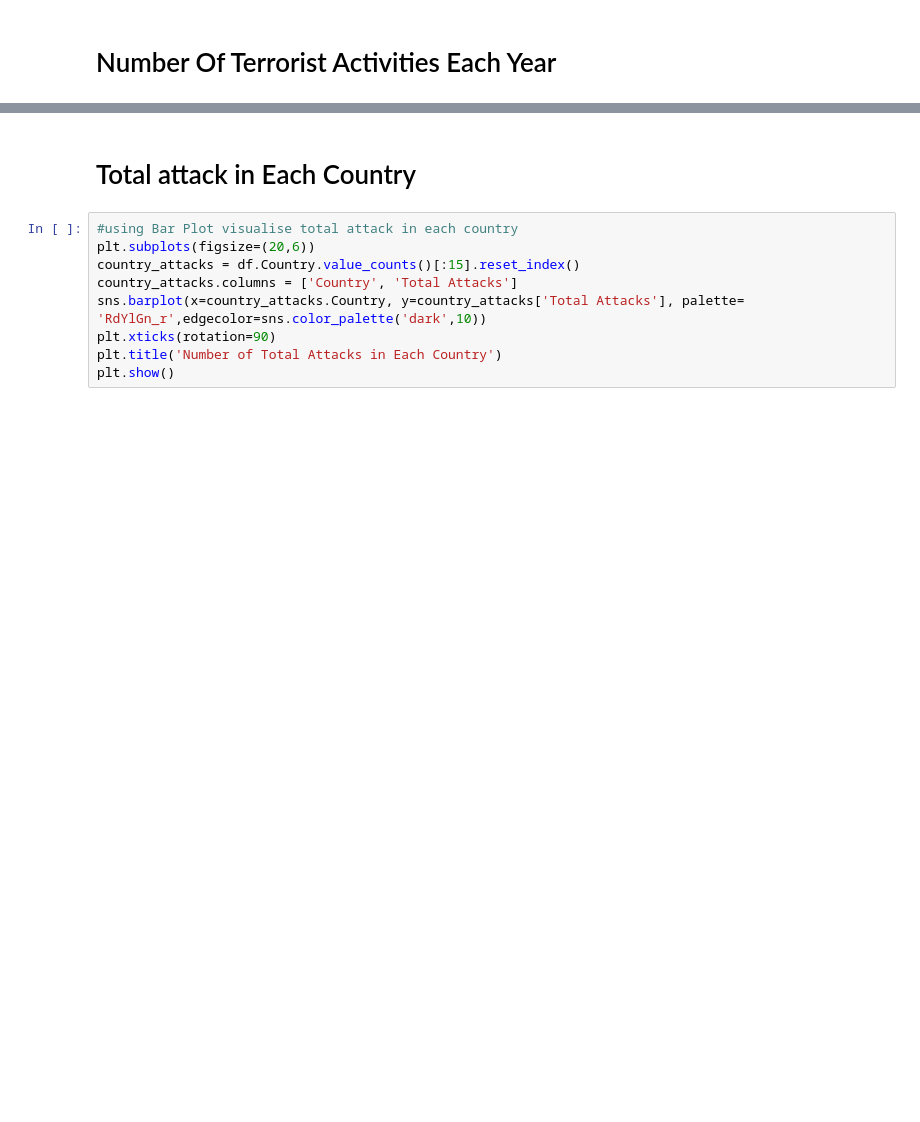
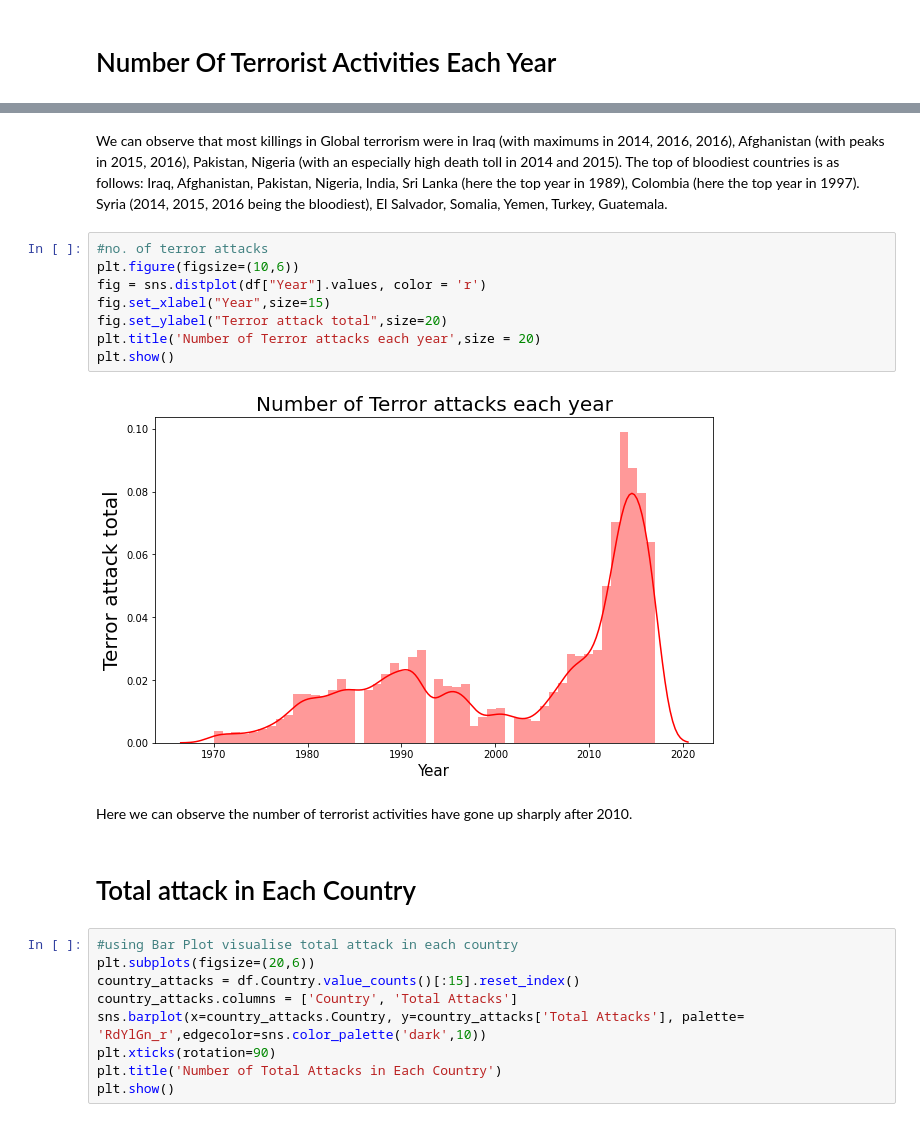
Before and after one commit to Prashant-op/-ABTN0102-Global-Terrorism-Analysis, a Jupyter notebook: Prashant_Bhardwaj_24_02_2021_[ABTN0102]_Global_Terrorism_Analysis.ipynb, the cells around one changed output, grey strips where cells are left out. Cells and saved outputs as stored; diff of their text form; blank space fills up the shorter version.

```diff
--- a/Prashant_Bhardwaj_24_02_2021_[ABTN0102]_Global_Terrorism_Analysis.ipynb
+++ b/Prashant_Bhardwaj_24_02_2021_[ABTN0102]_Global_Terrorism_Analysis.ipynb
@@ -409,3 +426,17 @@ plt.show()
+# %% [markdown]
+We can observe that most killings in Global terrorism were in Iraq (with maximums in 2014, 2016, 2016), Afghanistan (with peaks in 2015, 2016), Pakistan, Nigeria (with an especially high death toll in 2014 and 2015). The top of bloodiest countries is as follows: Iraq, Afghanistan, Pakistan, Nigeria, India, Sri Lanka (here the top year in 1989), Colombia (here the top year in 1997). Syria (2014, 2015, 2016 being the bloodiest), El Salvador, Somalia, Yemen, Turkey, Guatemala.
+# %%
+#no. of terror attacks
+plt.figure(figsize=(10,6))
+fig = sns.distplot(df["Year"].values, color = 'r')
+fig.set_xlabel("Year",size=15)
+fig.set_ylabel("Terror attack total",size=20)
+plt.title('Number of Terror attacks each year',size = 20)
+plt.show()
+# %% [output]
+[figure, added]
+# %% [markdown]
+Here we can observe the number of terrorist activities have gone up sharply after 2010.
 # %% [markdown]
 # Total attack in Each Country
 # %%
```
Also changed, not shown: parts of 35 cells of this notebook.
